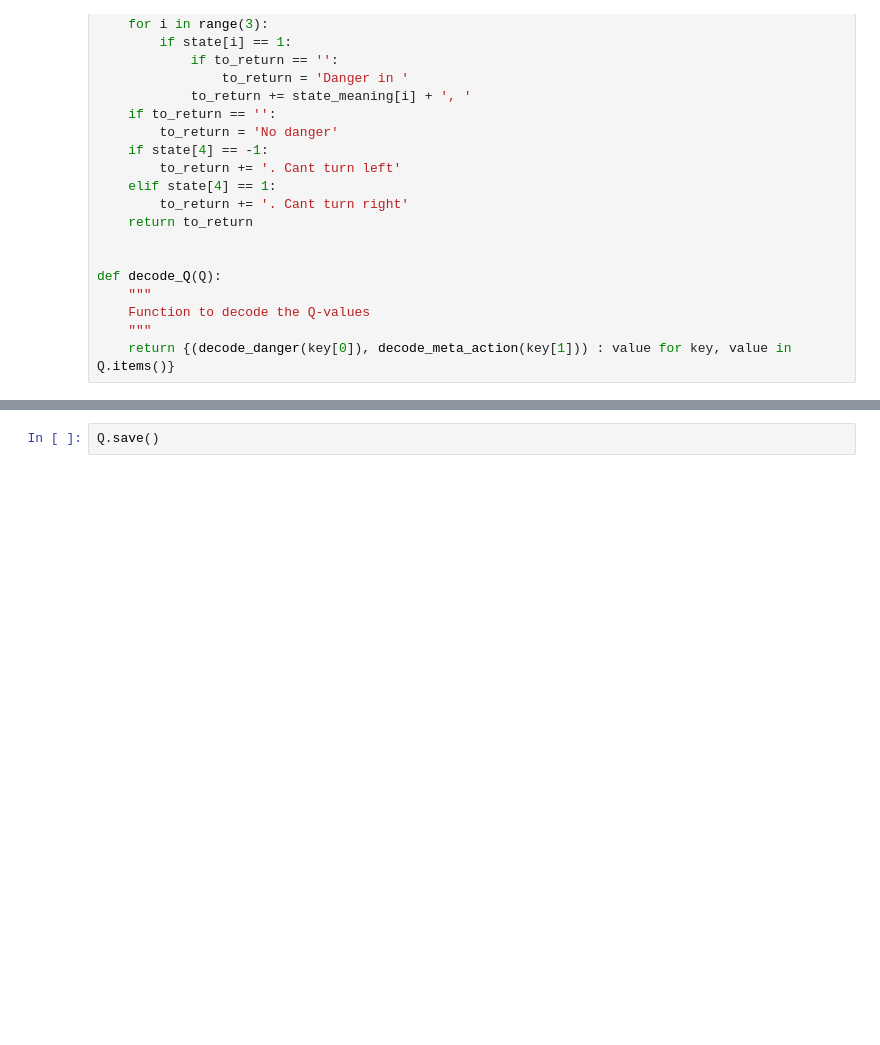
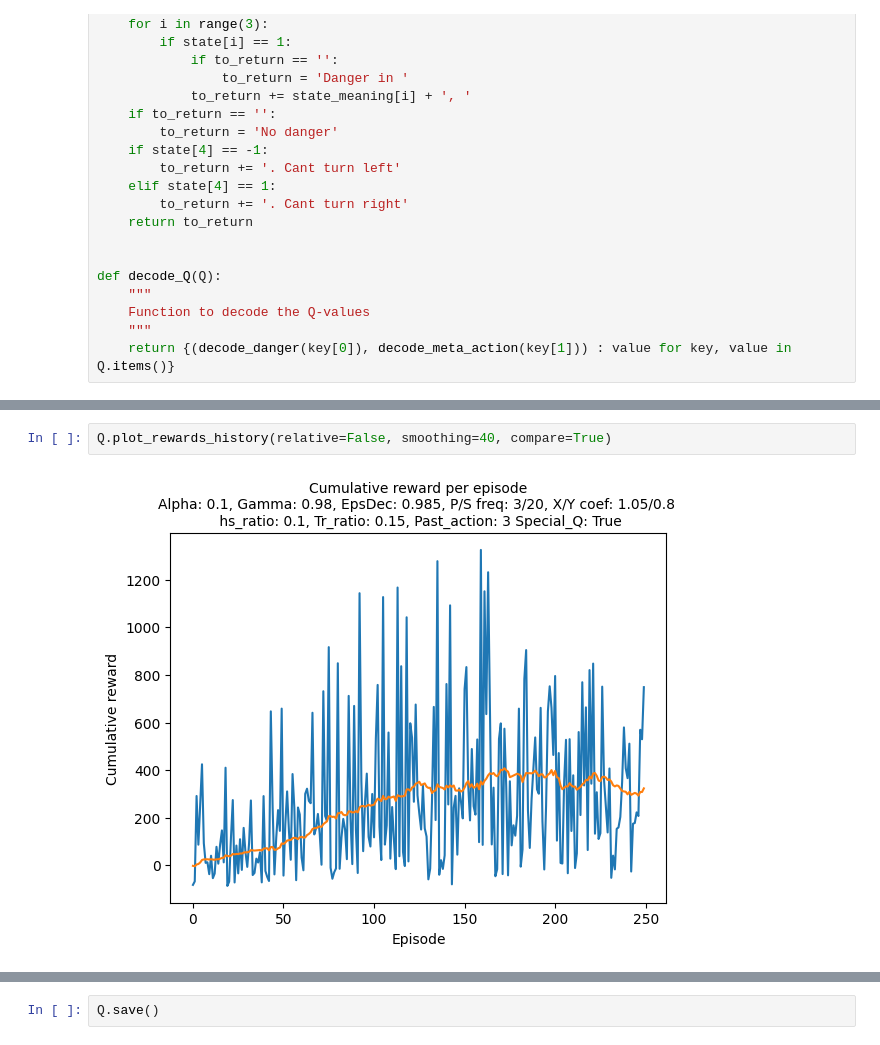
Before and after one commit to ontenkutsenko/RL_Autonomous_Driving, a Jupyter notebook: Individual Notebooks/mateus_testing.ipynb, the cells around one changed output, grey strips where cells are left out. Drawn from its saved outputs; the diff is of its cells as text; blank space fills up the shorter version.

```diff
--- a/Individual Notebooks/mateus_testing.ipynb
+++ b/Individual Notebooks/mateus_testing.ipynb
@@ -1097,0 +1226,4 @@ KeyboardInterrupt:
+# %%
+Q.plot_rewards_history(relative=False, smoothing=40, compare=True)
+# %% [output]
+[figure, added]
```
Also changed, not shown: parts of 23 cells of this notebook, 19 other files.
